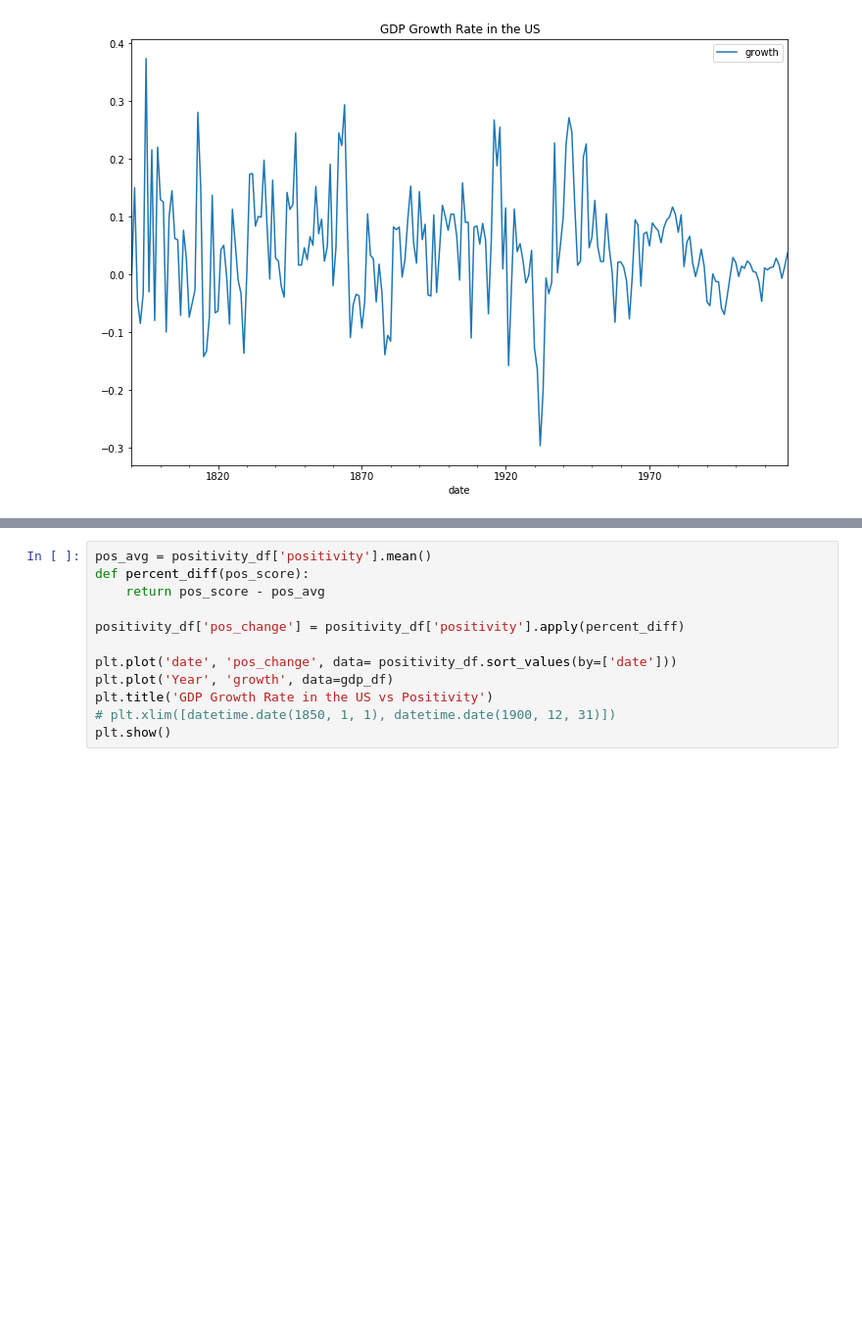
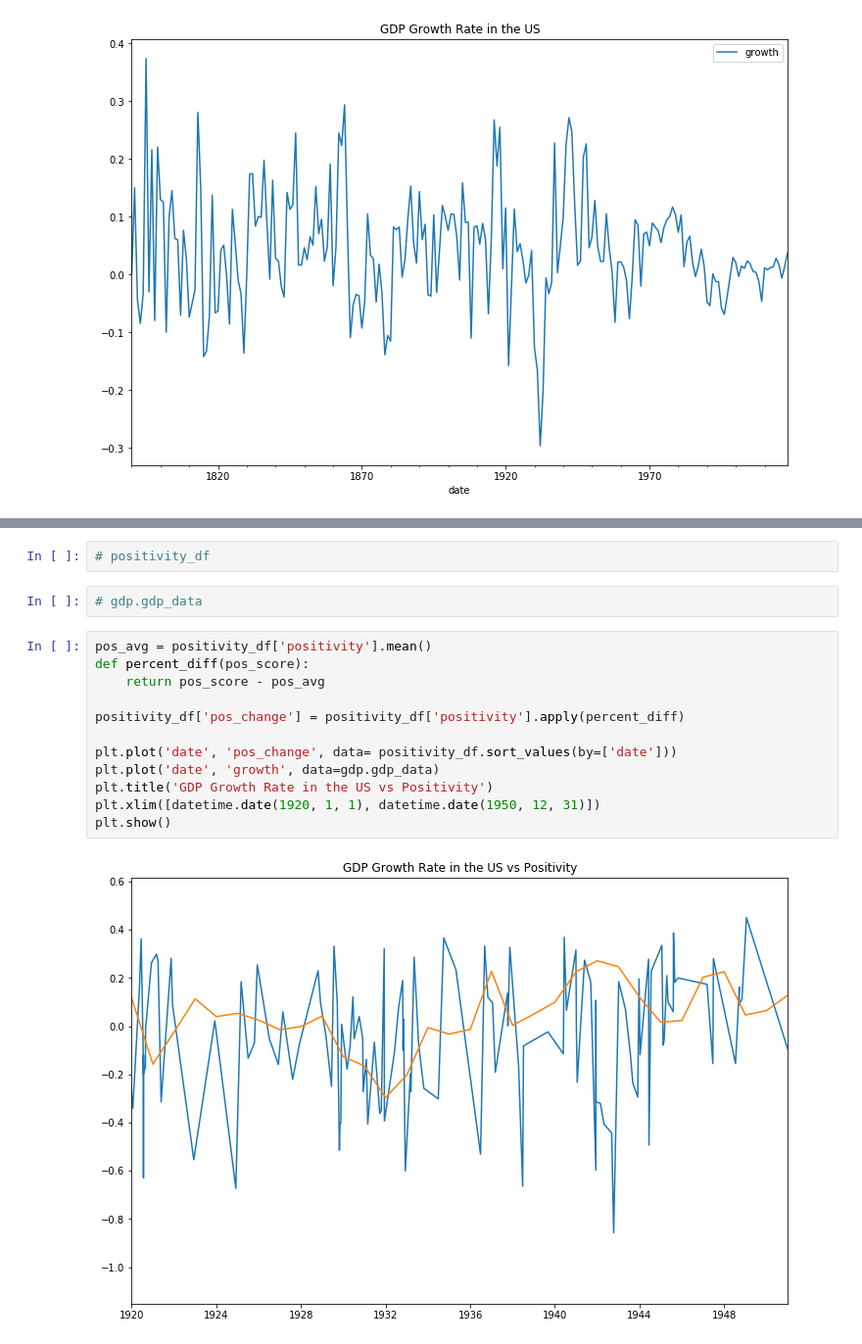
Before and after one commit to Surfincolin/positive-speak, a Jupyter notebook: PositiveSpeak.ipynb, the cells around one changed output, grey strips where cells are left out. Shown at 98% size. Cells and saved outputs as stored; diff of their text form; blank space fills up the shorter version.

```diff
--- a/PositiveSpeak.ipynb
+++ b/PositiveSpeak.ipynb
@@ -201,14 +102,20 @@ positivity_df[is_zero]
+# %%
+# positivity_df
+# %%
+# gdp.gdp_data
 # %%
 pos_avg = positivity_df['positivity'].mean()
 def percent_diff(pos_score):
     return pos_score - pos_avg
 
 positivity_df['pos_change'] = positivity_df['positivity'].apply(percent_diff)
 
 plt.plot('date', 'pos_change', data= positivity_df.sort_values(by=['date']))
-plt.plot('Year', 'growth', data=gdp_df)
+plt.plot('date', 'growth', data=gdp.gdp_data)
 plt.title('GDP Growth Rate in the US vs Positivity')
-# plt.xlim([datetime.date(1850, 1, 1), datetime.date(1900, 12, 31)])
+plt.xlim([datetime.date(1920, 1, 1), datetime.date(1950, 12, 31)])
 plt.show()
+# %% [output]
+[figure, added]
 # %%
 # positivity_df.sort_values(by=['positivity'])
```
Also changed, not shown: parts of 10 cells of this notebook, 4 other files.
